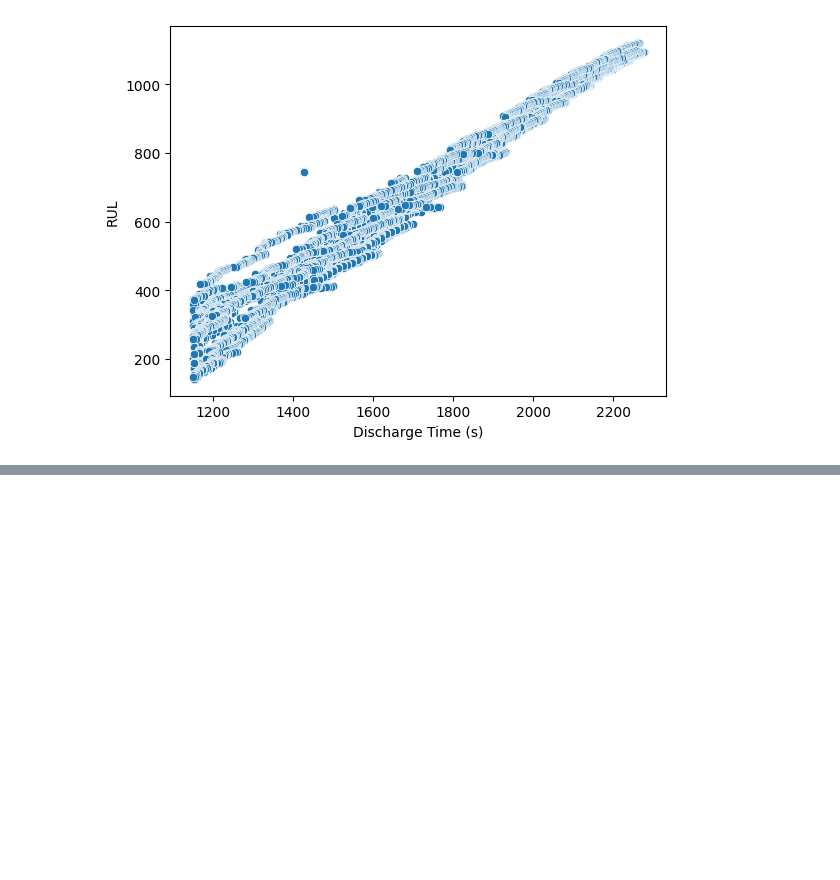
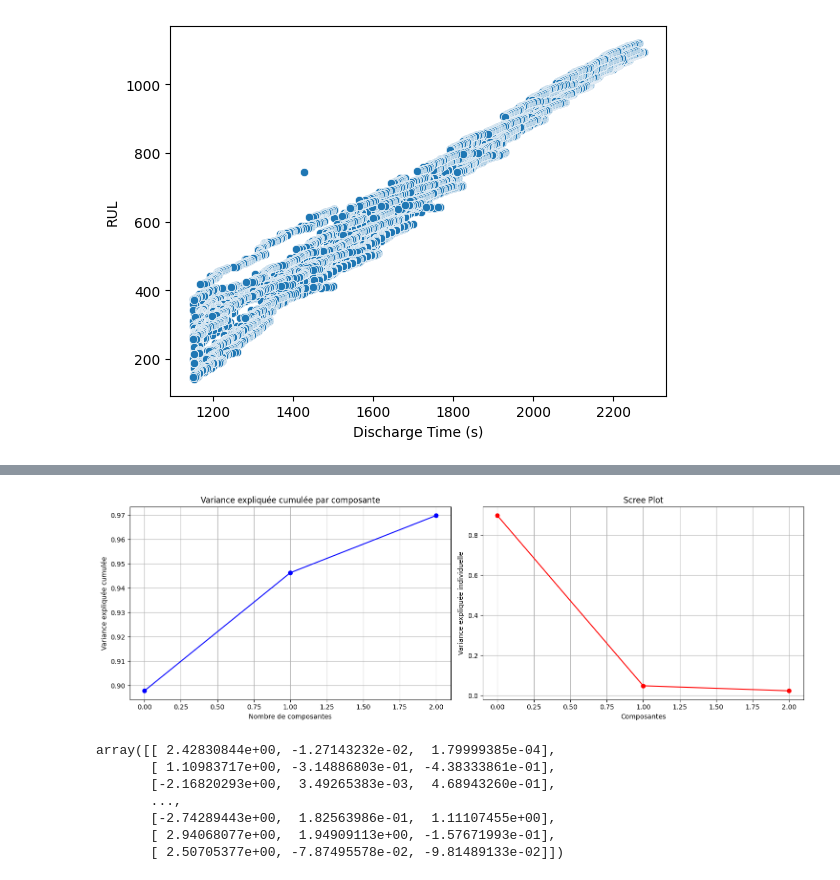
Before and after one commit to corioIA/Projet_IA, a Jupyter notebook: IA_bat.ipynb, the cells around one changed output, grey strips where cells are left out. Drawn from its saved outputs; the diff is of its cells as text; code cells hidden in the pictures; blank space fills up the shorter version.

```diff
--- a/IA_bat.ipynb
+++ b/IA_bat.ipynb
@@ -222,4 +236,7 @@ sns.scatterplot(data=df,x='Discharge Time (s)',y='RUL')
 #Feature engineering
 #Ratio discharge/time at 4.15 V
 #Ratio discharge/time at constant courant
-#Feature avec le voltage
+df['Ratio_Discharge_4.15V']=df['Discharge Time (s)']/df['Time at 4.15V (s)']
+df['Ratio_Discharge_Constant_Current']=df['Discharge Time (s)']/df['Time constant current (s)']
+df.drop('Cycle_Index',axis=1,inplace=True)
+df.head()
@@ -231,0 +250,60 @@ sns.scatterplot(data=df,x='Discharge Time (s)',y='RUL')
+# %%
+rul=df['RUL']
+df.drop('RUL',axis=1,inplace=True)
+# %%
+# création du data set d'entrainement et du data set de test
+from sklearn.model_selection import train_test_split
+df_train, df_test, rul_train, rul_test = train_test_split(df,rul,train_size=0.8 ,test_size=0.2, random_state=42)
+# %%
+#normalisation
+scaler = skl.preprocessing.StandardScaler() # Create a StandardScaler instance
+scaled_data_train = scaler.fit_transform(df_train) # Fit and transform the data
+scaled_data_test = scaler.fit_transform(df_test)
+# If you want to keep the scaled data in a DataFrame:
+#df_scaled_train= pd.DataFrame(scaled_data_train, columns=df_train.columns, index=df_train.index)
+#df_scaled_test=pd.DataFrame(scaler.transform(df_test),columns=df_test.columns,index=df_test.index)
+# %%
+
+#df_test_ACP=ACP.predict(df_scaled_test)
+
+def perform_pca_analysis(X, n_components=0.95):
+    pca = PCA(n_components=n_components)
+    X_pca = pca.fit_transform(X)
+
+    plt.figure(figsize=(15, 5))
+
+    # Variance expliquée cumulée
+    plt.subplot(1, 2, 1)
+    plt.plot(np.cumsum(pca.explained_variance_ratio_), 'bo-')
+    plt.xlabel('Nombre de composantes')
+    plt.ylabel('Variance expliquée cumulée')
+    plt.title('Variance expliquée cumulée par composante')
+    plt.grid(True)
+
+    # Scree plot
+    plt.subplot(1, 2, 2)
+    plt.plot(pca.explained_variance_ratio_, 'ro-')
+    plt.xlabel('Composantes')
+    plt.ylabel('Variance expliquée individuelle')
+    plt.title('Scree Plot')
+    plt.grid(True)
+
+    plt.tight_layout()
+    plt.show()
+
+    return pca, X_pca
+
+
+pca, X_pca = perform_pca_analysis(scaled_data_train )
+
+
+X_pca
+# %% [output]
+[figure, added]
+array([[ 2.42830844e+00, -1.27143232e-02,  1.79999385e-04],
+       [ 1.10983717e+00, -3.14886803e-01, -4.38333861e-01],
+       [-2.16820293e+00,  3.49265383e-03,  4.68943260e-01],
+       ...,
+       [-2.74289443e+00,  1.82563986e-01,  1.11107455e+00],
+       [ 2.94068077e+00,  1.94909113e+00, -1.57671993e-01],
+       [ 2.50705377e+00, -7.87495578e-02, -9.81489133e-02]])
```
Also changed, not shown: parts of 14 cells of this notebook.
